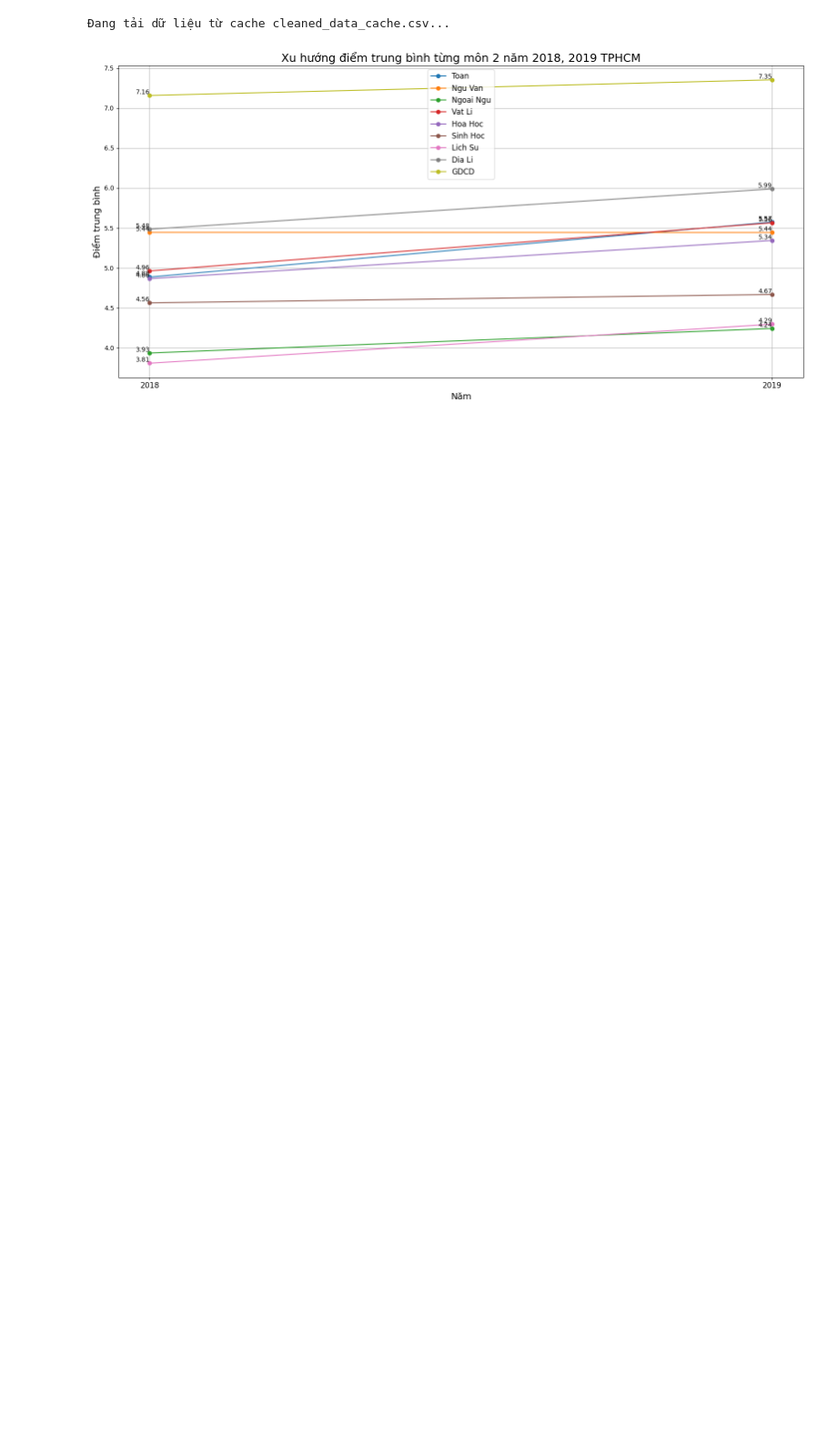
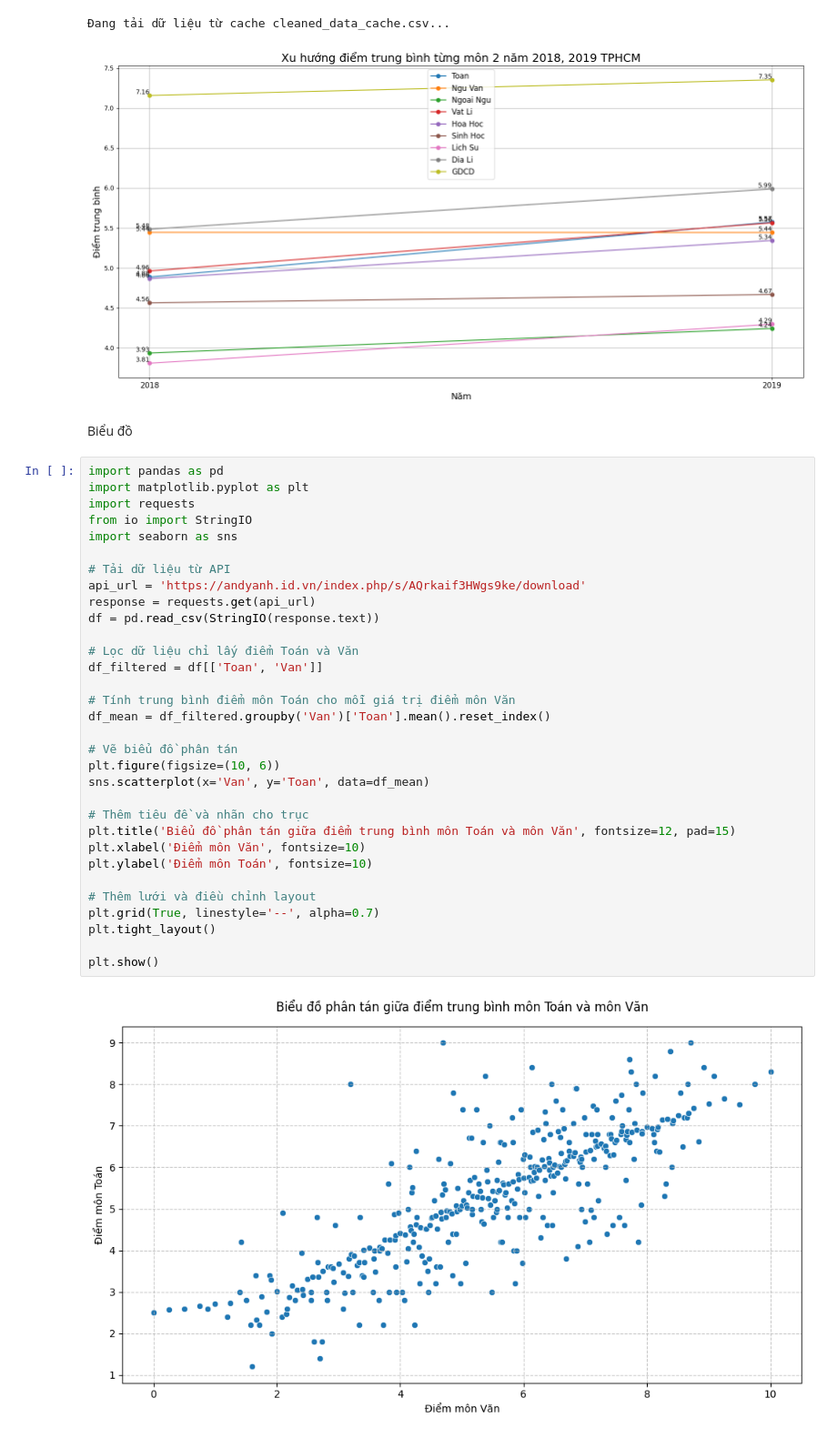
Before and after one commit to Analyze-high-school-scores/Main, a Jupyter notebook: Chart/chart.ipynb, the cells around one changed output. Shown at 91% size. Cells and saved outputs as stored; diff of their text form; blank space fills up the shorter version.

```diff
--- a/Chart/chart.ipynb
+++ b/Chart/chart.ipynb
@@ -490,3 +450,39 @@ plot_average_scores()
 # %% [output]
 Đang tải dữ liệu từ cache cleaned_data_cache.csv...
 [figure]
+# %% [markdown]
+Biểu đồ
+# %%
+import pandas as pd
+import matplotlib.pyplot as plt
+import requests
+from io import StringIO
+import seaborn as sns
+
+# Tải dữ liệu từ API
+api_url = 'https://andyanh.id.vn/index.php/s/AQrkaif3HWgs9ke/download'
+response = requests.get(api_url)
+df = pd.read_csv(StringIO(response.text))
+
+# Lọc dữ liệu chỉ lấy điểm Toán và Văn
+df_filtered = df[['Toan', 'Van']]
+
+# Tính trung bình điểm môn Toán cho mỗi giá trị điểm môn Văn
+df_mean = df_filtered.groupby('Van')['Toan'].mean().reset_index()
+
+# Vẽ biểu đồ phân tán
+plt.figure(figsize=(10, 6))
+sns.scatterplot(x='Van', y='Toan', data=df_mean)
+
+# Thêm tiêu đề và nhãn cho trục
+plt.title('Biểu đồ phân tán giữa điểm trung bình môn Toán và môn Văn', fontsize=12, pad=15)
+plt.xlabel('Điểm môn Văn', fontsize=10)
+plt.ylabel('Điểm môn Toán', fontsize=10)
+
+# Thêm lưới và điều chỉnh layout
+plt.grid(True, linestyle='--', alpha=0.7)
+plt.tight_layout()
+
+plt.show()
+# %% [output]
+[figure, added]
```
Also changed, not shown: parts of 1 cell of this notebook.
